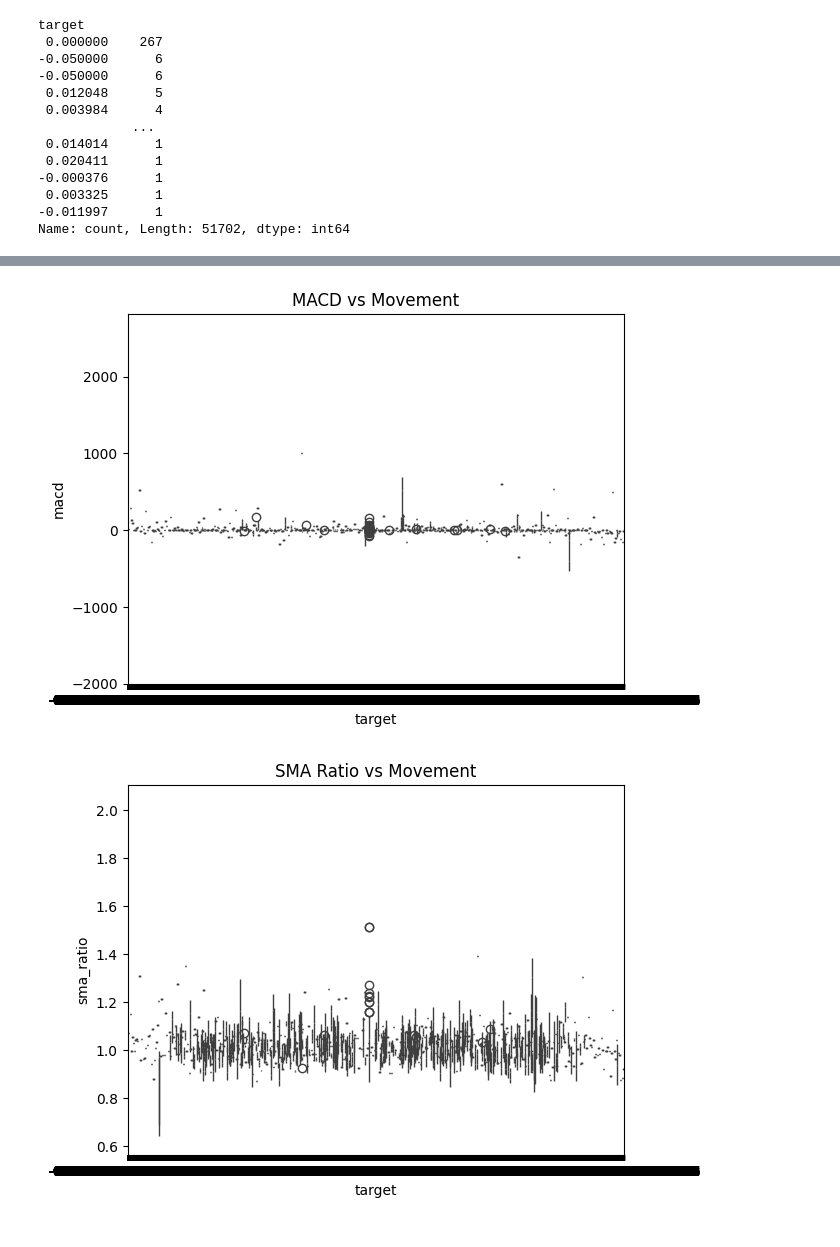
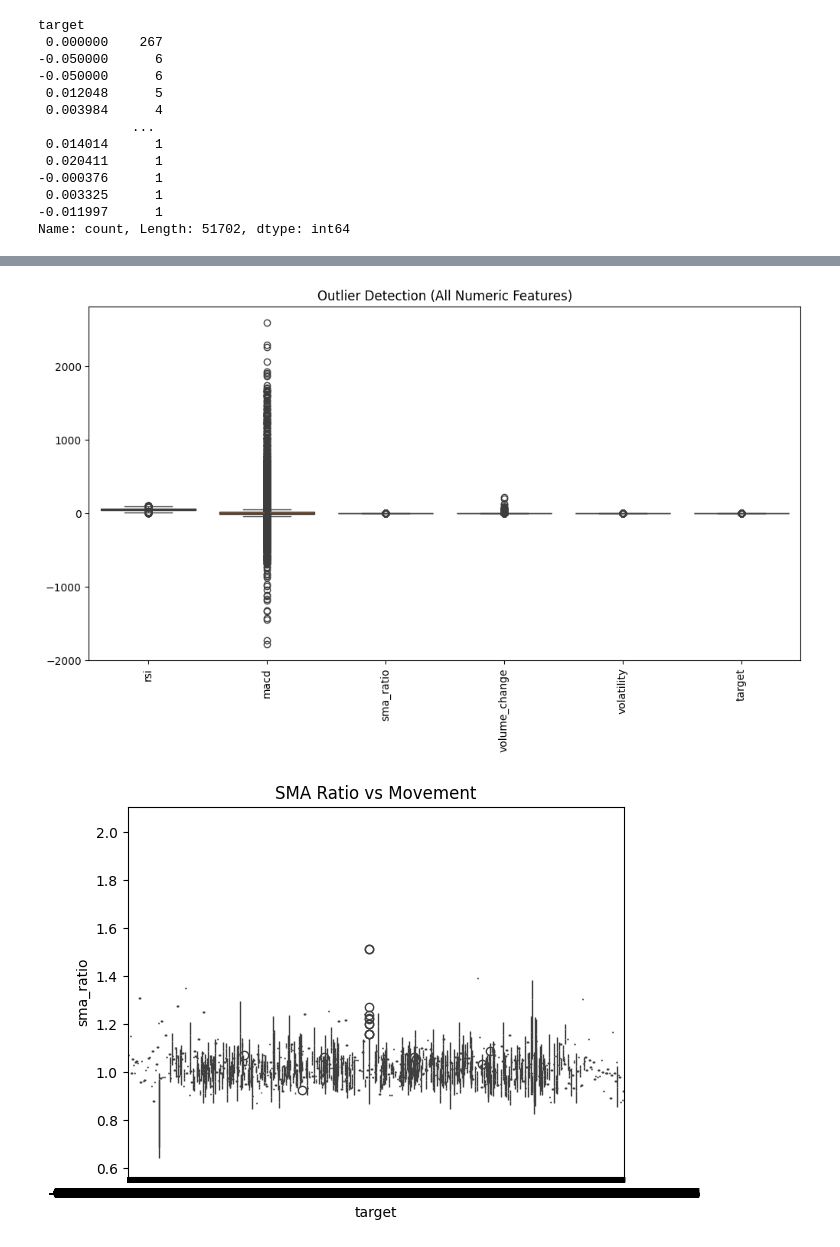
Before and after one commit to Deepanshu11-ai/SULproject, a Jupyter notebook: Notebooks/reports/eda.ipynb, the cells around one changed output, grey strips where cells are left out. Drawn from its saved outputs; the diff is of its cells as text; code cells hidden in the pictures.

```diff
--- a/Notebooks/reports/eda.ipynb
+++ b/Notebooks/reports/eda.ipynb
@@ -55,9 +87,13 @@ plt.show()
 # %%
-sns.boxplot(x='target', y='macd', data=df)
-plt.title("MACD vs Movement")
+num_cols = df.select_dtypes(include=['int64','float64']).columns
+
+plt.figure(figsize=(12,6))
+sns.boxplot(data=df[num_cols])
+plt.xticks(rotation=90)
+plt.title("Outlier Detection (All Numeric Features)")
 plt.show()
 # %% [output]
-[figure, old version]
+[figure, new version]
 # %%
 sns.boxplot(x='target', y='sma_ratio', data=df)
 plt.title("SMA Ratio vs Movement")
```
Also changed, not shown: parts of 21 cells of this notebook, 1 other file.
